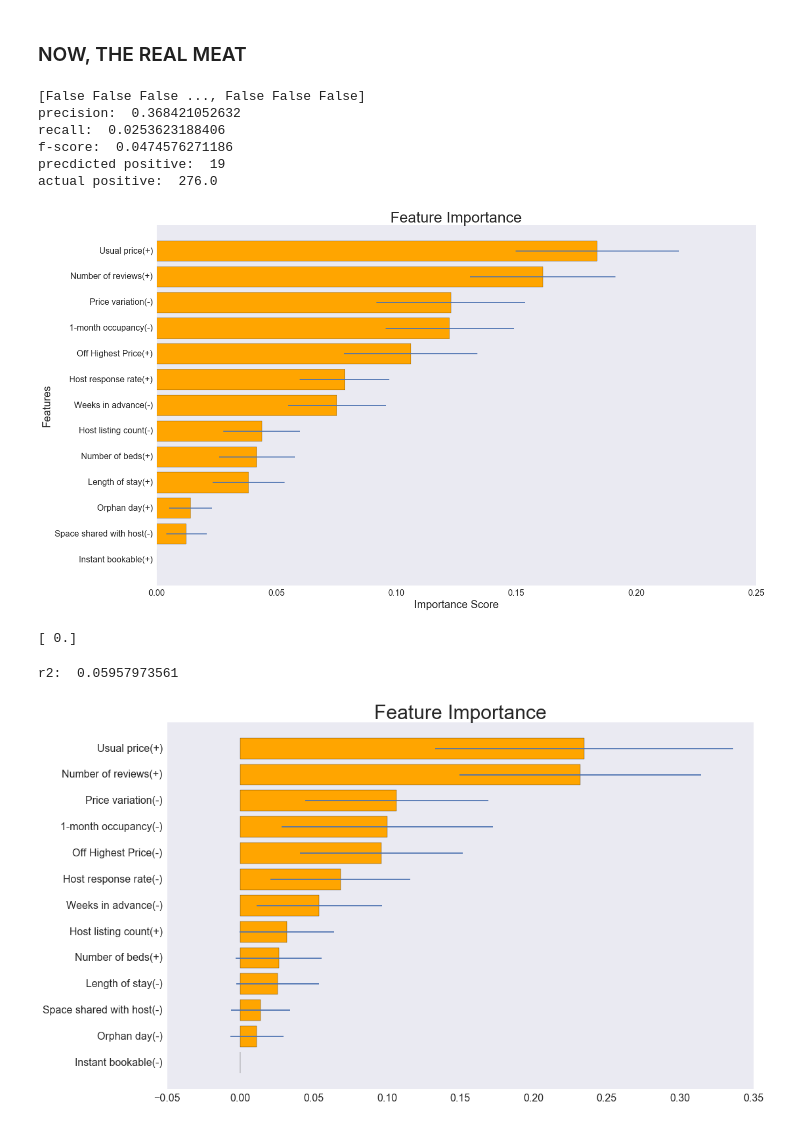
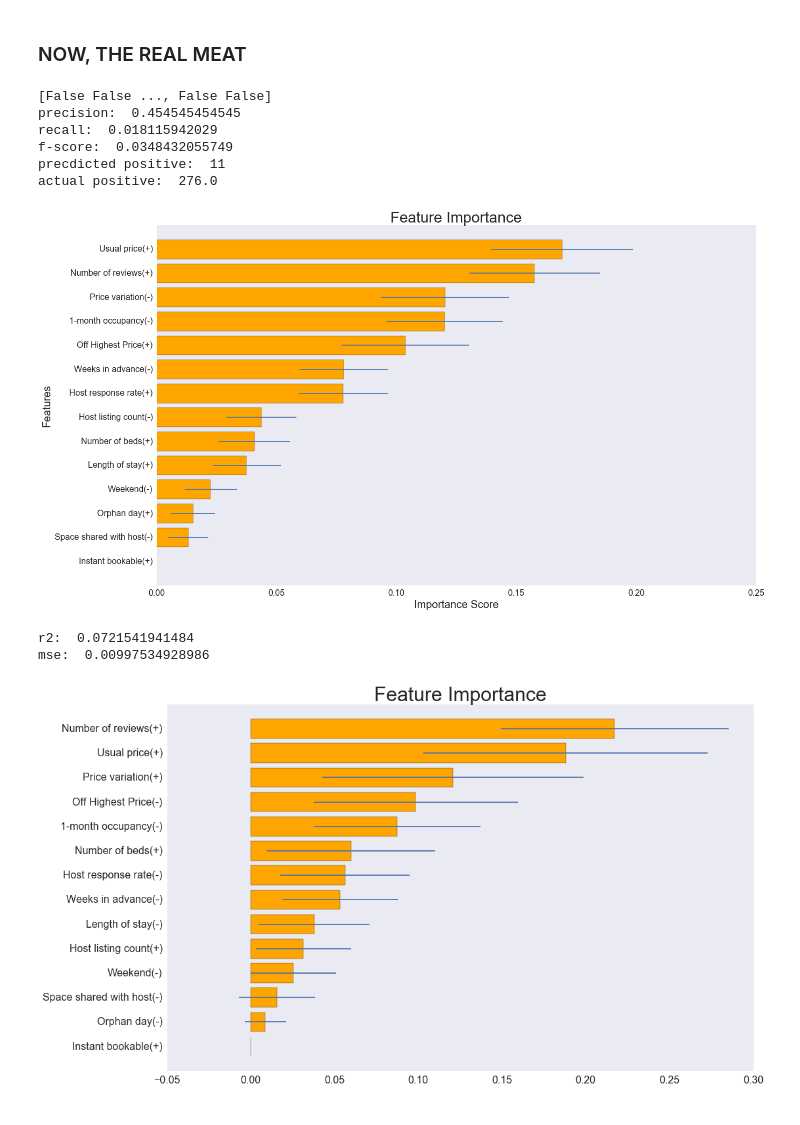
Before and after one commit to DataShackforAirbnb/AirBnbNegotiate, a Jupyter notebook: Model/input/analysis-final.ipynb, the cells around one changed output. Saved outputs shown, nothing was run; the diff lists cells and outputs as text; code cells hidden in the pictures.

```diff
--- a/Model/input/analysis-final.ipynb
+++ b/Model/input/analysis-final.ipynb
@@ -499,3 +540,6 @@ for n_feature in n_features:
     pre_by_feature.append(pre_by_run)
     rec_by_feature.append(rec_by_run)
     f_by_feature.append(f_by_run)
+# %%
+pre_tree_mean = np.mean(pre_by_feature, axis=1).T
+print pre_tree_mean.shape
@@ -537,5 +570,5 @@ for i, feature in enumerate(pre_by_feature):
 # %%
-thresholds = np.linspace(0.1, 0.9, 17)
+thresholds = np.linspace(0.1, 0.8, 15)
 n_run=50
 
 pre_all = []
@@ -546,8 +579,8 @@ for threshold in thresholds:
     rec_list = []
     f_list = []
     for i in range(n_run):
-        rf_probas = cross_val_predict(rf_proba(n_estimators=300,
-                            max_features=13,
+        rf_probas = cross_val_predict(rf_proba(n_estimators=200,
+                            max_features=7,
                             max_depth=None,
                             min_samples_split=1,
                             n_jobs=-1,
@@ -716,31 +674,12 @@ def predict_willingness(X_rf, X_lr, y, param_rf, label_dict, threshold = 0.55, f
 
     return pre, rec, f, sup, clf_rf, clf_lr
 # %%
-pre, rec, f, sup, clf_rf, clf_lr = predict_willingness(X_all_rf, X_all_lr, Y_all, param_rf = param_rf, label_dict = label_dict)
+pre, rec, f, sup, clf_rf, clf_lr = predict_willingness(X_all, Y_all, param = param, label_dict = label_dict)
 # %% [output]
-[False False False ..., False False False]
-precision:  0.368421052632
-recall:  0.0253623188406
-f-score:  0.0474576271186
-precdicted positive:  19
+[False False ..., False False]
+precision:  0.454545454545
+recall:  0.018115942029
+f-score:  0.0348432055749
+precdicted positive:  11
 actual positive:  276.0
-[figure, old version]
+[figure, new version]
-# %%
-from sklearn.externals import joblib
-
-clf_rf = RandomForestClassifier(n_estimators=1000,
-                        max_features=int(np.sqrt(X_all_rf.shape[1])),
-                        max_depth=None,
-                        min_samples_split=1)
-
-clf_rf.fit(X_all_rf,Y_all)
-
-# now you can save it to a file
-joblib.dump(clf_rf, 'clf_all_rf.pkl')
-# and later you can load it
-clf = joblib.load('clf_all_rf.pkl')
-
-Y_test = clf.predict(X_all_rf[50])
-print Y_test
-# %% [output]
-[ 0.]
@@ -756,51 +686,55 @@ with open('filename.pkl', 'rb') as f:
 # %%
-def predict_discount(X_rf, X_lr, y, param_rf, param_lr, label_dict, fold=3):
+def predict_discount(X, y, param, label_dict, fold=3):
 
     # Fit logistic
     clf_lr = LinearRegression()
-    clf_lr.fit(X_lr, y)
-    label_lr = [label_dict[param] for param in param_lr]
-    coef_sign = dict(zip(param_lr, ["(-)" if coef<0 else "(+)" for coef in np.sign(np.ravel(clf_lr.coef_))]))
+    clf_lr.fit(X, y)
+    label_lr = [label_dict[p] for p in param]
+    coef_sign = dict(zip(param, ["(-)" if coef<0 else "(+)" for coef in np.sign(np.ravel(clf_lr.coef_))]))
 
     # Fit random forest
-    clf_rf = RandomForestRegressor(n_estimators=100,
-                        max_features=13,
+    clf_rf = RandomForestRegressor(n_estimators=1000,
+                        max_features=14,
                         max_depth=None,
                         min_samples_split=1,
                         n_jobs=-1,
                         warm_start=True)
-    clf_rf.fit(X_rf, y)
-    label_rf = [label_dict[param] for param in param_rf]
+    clf_rf.fit(X, y)
+#     print param
+    label_rf = [label_dict[p] for p in param]
 
     # Show precision, recall and f-score
-    rf_predict = cross_val_predict(clf_rf, X_rf, y, cv=fold, n_jobs=-1)
+    rf_predict = cross_val_predict(clf_rf, X, y, cv=fold, n_jobs=-1)
 
 #     print zip(y, rf_predict)
 
     r2 = metrics.r2_score(y, rf_predict)
+    rmse = metrics.mean_squared_error(y, rf_predict)
     print "r2: ", r2
+    print "mse: ", rmse
 
     # Plot feature importance from random forest
     importances = clf_rf.feature_importances_
     std = np.std([tree.feature_importances_ for tree in clf_rf.estimators_], axis=0)
     indices = np.argsort(importances)[::1]
-    param_label = [label_rf[ind] + coef_sign[param_rf[ind]] for ind in indices]
+    param_label = [label_rf[ind] + coef_sign[param[ind]] for ind in indices]
 
     # Plot the feature importances of the forest
     plt.figure(figsize=(16,10))
     plt.title("Feature Importance", fontsize=30)
-    plt.barh(range(X_rf.shape[1]), importances[indices], xerr=std[indices], color=["orange"], align="center")
-    plt.yticks(range(X_rf.shape[1]), param_label,  fontsize=16)
+    plt.barh(range(X.shape[1]), importances[indices], xerr=std[indices], color=["orange"], align="center")
+    plt.yticks(range(X.shape[1]), param_label,  fontsize=16)
     plt.xticks(fontsize=16)
-    plt.ylim([-1, X_rf.shape[1]])
+    plt.ylim([-1, X.shape[1]])
     # plt.xlim([0,0.25])
     plt.grid(False)
     plt.show()
 
-    return r2, clf_rf, clf_lr
+    return r2, rmse, clf_rf, clf_lr
 # %%
-r2, clf_rf, clf_lr = predict_discount(X_discount_rf, X_discount_lr, Y_discount, param_rf = param_rf, param_lr = param_lr, label_dict = label_dict)
+r2, rmse, clf_rf, clf_lr = predict_discount(X_discount, Y_discount, param = param, label_dict = label_dict)
 # %% [output]
-r2:  0.05957973561
+r2:  0.0721541941484
+mse:  0.00997534928986
-[figure, old version]
+[figure, new version]
 # %%
```
Also changed, not shown: parts of 27 cells of this notebook, 4 other files.
